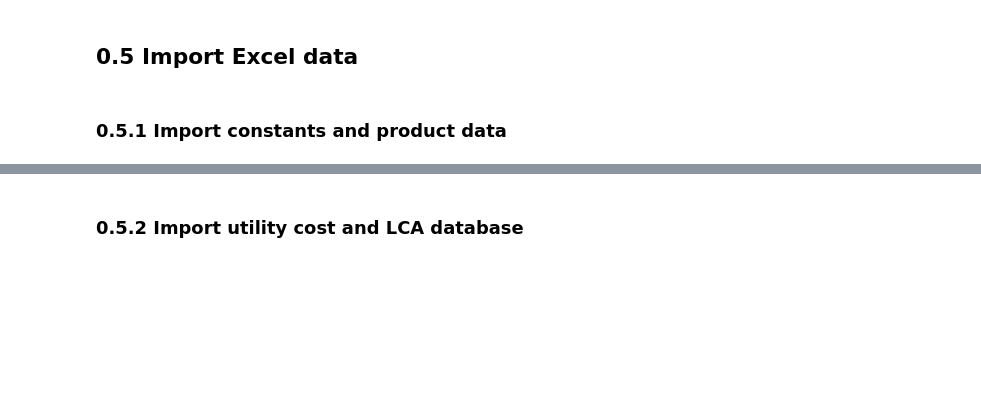
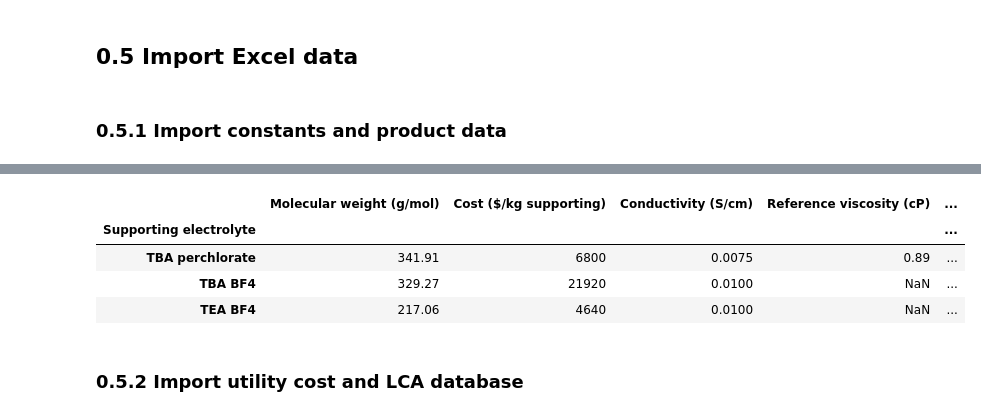
Before and after one commit to shashwatidc/co2r-non-aqueous, a Jupyter notebook: 20241001_5_TEA_Integrated.ipynb, the cells around one changed output, grey strips where cells are left out. Saved outputs shown, nothing was run; the diff lists cells and outputs as text; code cells hidden in the pictures; blank space fills up the shorter version.

```diff
--- a/20241001_5_TEA_Integrated.ipynb
+++ b/20241001_5_TEA_Integrated.ipynb
@@ -206,3 +212,9 @@ sheet_products =  'Products'
+# %%
+# sheet_supporting = input('Enter sheet name for supporting electrolytes \
+#                   \n \n').replace('"', '')
+# Prompt user to enter sheet name for product data
+
+sheet_supporting =  'Supporting electrolytes'
 # %% [markdown]
 ## 0.4 Output file locations
 # %%
@@ -279,3 +306,17 @@ df_products
+# %%
+df_supporting = pd.DataFrame # Create dataframe for product data
+xlsx = pd.ExcelFile(file_imports) # Read each data Excel file
+df_supporting = xlsx.parse(sheet_name = sheet_supporting) # Read the sheet with the product data
+df_supporting.set_index('Supporting electrolyte', drop = True, inplace = True) # reset index to product name
+xlsx.close() # close xlsx file
+
+df_supporting
+# %% [output]
+|  | Molecular weight (g/mol) | Cost ($/kg supporting) | Conductivity (S/cm) | Reference viscosity (cP) | ... |
+| Supporting electrolyte |  |  |  |  | ... |
+| TBA perchlorate | 341.91 | 6800 | 0.0075 | 0.89 | ... |
+| TBA BF4 | 329.27 | 21920 | 0.0100 | NaN | ... |
+| TEA BF4 | 217.06 | 4640 | 0.0100 | NaN | ... |
 # %% [markdown]
 ### 0.5.2 Import utility cost and LCA database
 # %%
```
Also changed, not shown: parts of 41 cells of this notebook, 6 other files.
